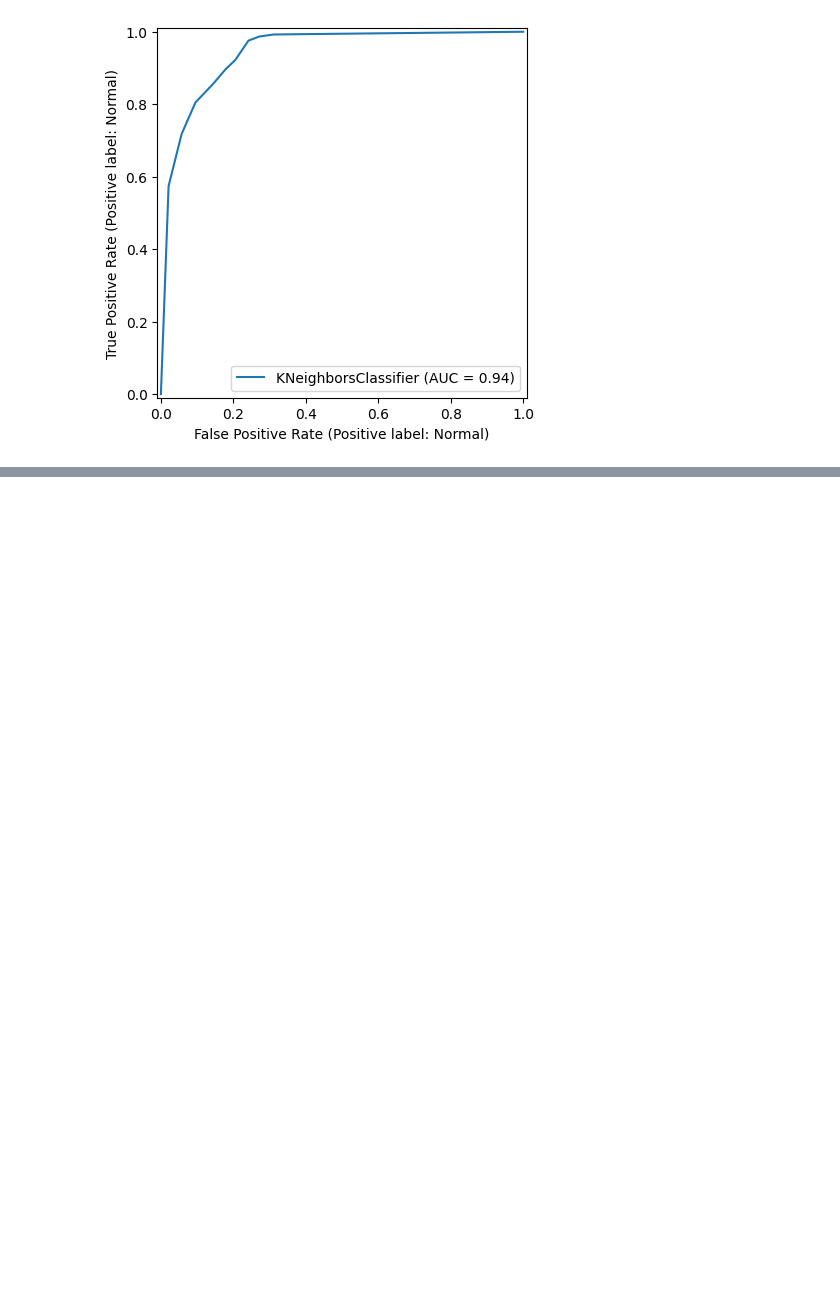
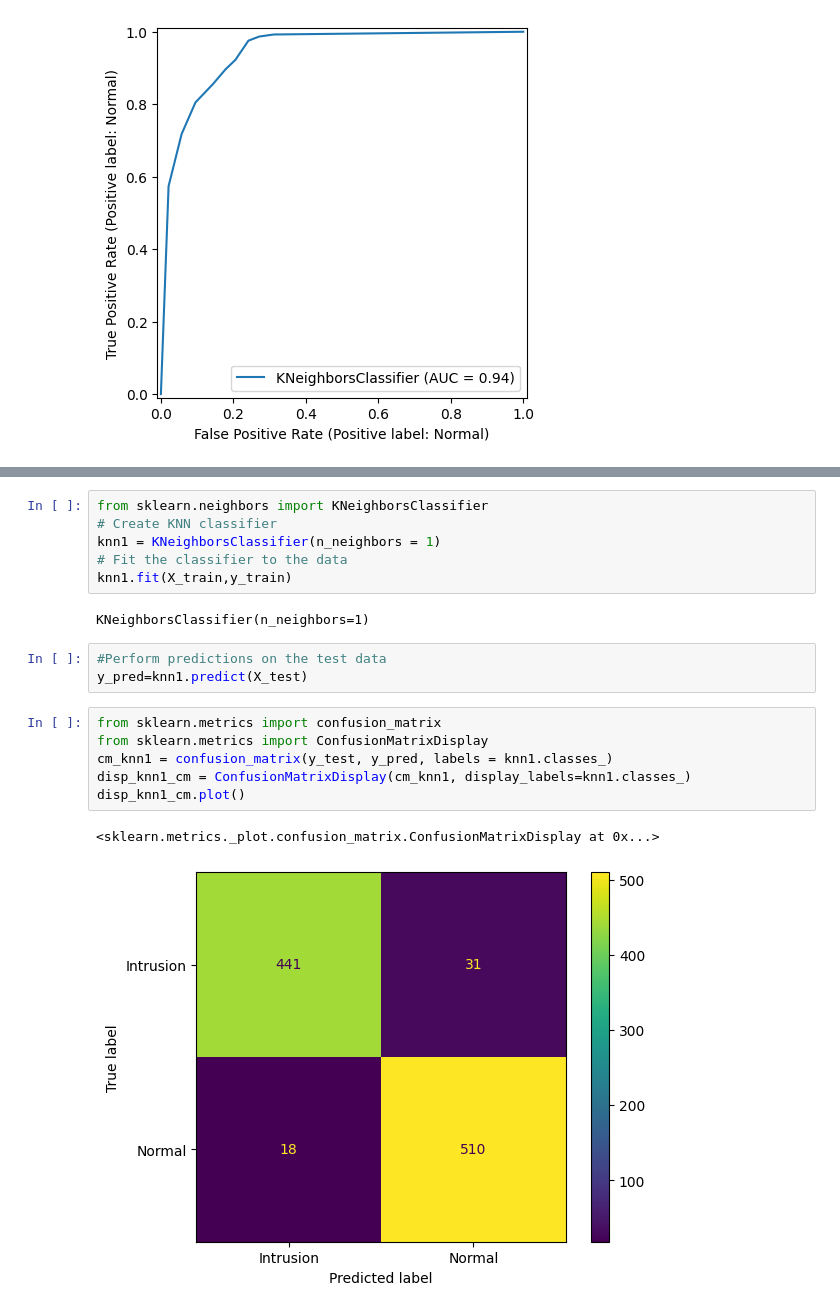
Before and after one commit to nadeeshafdo/google_colab, a Jupyter notebook: KNN.ipynb, the cells around one changed output, grey strips where cells are left out. Drawn from its saved outputs; the diff is of its cells as text; blank space fills up the shorter version.

```diff
--- a/KNN.ipynb
+++ b/KNN.ipynb
@@ -290,0 +311,20 @@ knn_roc = RocCurveDisplay.from_estimator(knn, X_test, y_test)
+# %%
+from sklearn.neighbors import KNeighborsClassifier
+# Create KNN classifier
+knn1 = KNeighborsClassifier(n_neighbors = 1)
+# Fit the classifier to the data
+knn1.fit(X_train,y_train)
+# %% [output]
+KNeighborsClassifier(n_neighbors=1)
+# %%
+#Perform predictions on the test data
+y_pred=knn1.predict(X_test)
+# %%
+from sklearn.metrics import confusion_matrix
+from sklearn.metrics import ConfusionMatrixDisplay
+cm_knn1 = confusion_matrix(y_test, y_pred, labels = knn1.classes_)
+disp_knn1_cm = ConfusionMatrixDisplay(cm_knn1, display_labels=knn1.classes_)
+disp_knn1_cm.plot()
+# %% [output]
+<sklearn.metrics._plot.confusion_matrix.ConfusionMatrixDisplay at 0x...>
+[figure, added]
```
Also changed, not shown: parts of 15 cells of this notebook.
